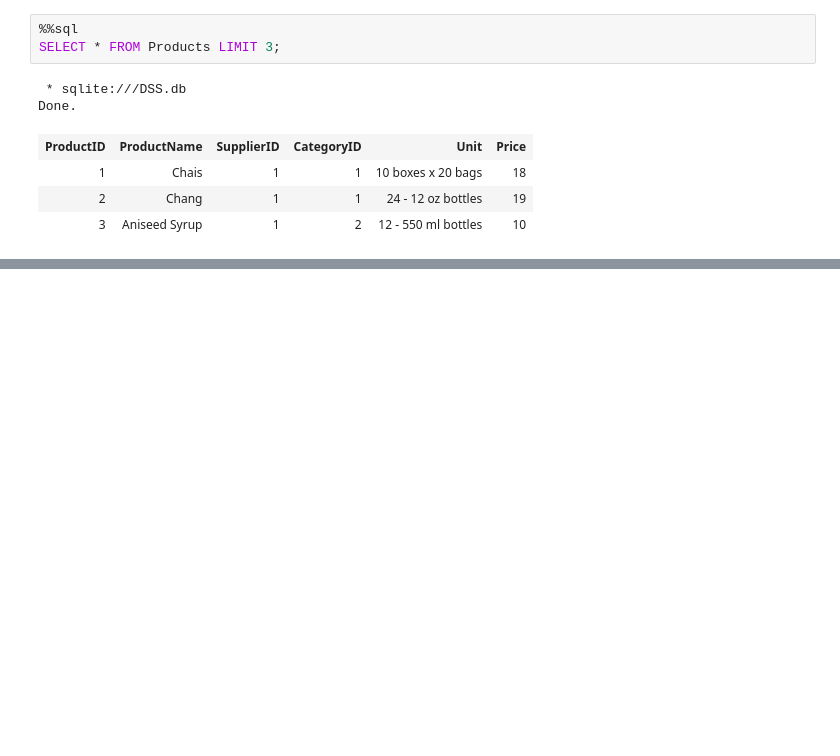
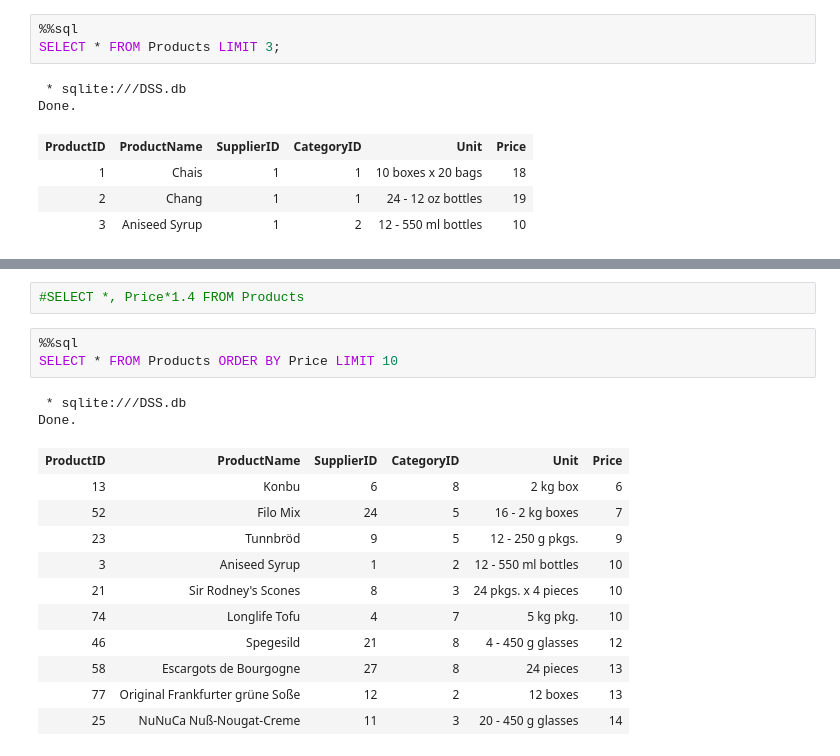
Before and after one commit to matahmet/Scribbles, a Jupyter notebook: sql_lite_app/SQLite_Connection.ipynb, the cells around one changed output, grey strips where cells are left out. Saved outputs shown, nothing was run; the diff lists cells and outputs as text; blank space fills up the shorter version.

```diff
--- a/sql_lite_app/SQLite_Connection.ipynb
+++ b/sql_lite_app/SQLite_Connection.ipynb
@@ -45,0 +100,19 @@ Done.
+# %%
+#SELECT *, Price*1.4 FROM Products
+# %%
+%%sql
+SELECT * FROM Products ORDER BY Price LIMIT 10
+# %% [output]
+ * sqlite:///DSS.db
+Done.
+| ProductID | ProductName | SupplierID | CategoryID | Unit | Price |
+| 13 | Konbu | 6 | 8 | 2 kg box | 6 |
+| 52 | Filo Mix | 24 | 5 | 16 - 2 kg boxes | 7 |
+| 23 | Tunnbröd | 9 | 5 | 12 - 250 g pkgs. | 9 |
+| 3 | Aniseed Syrup | 1 | 2 | 12 - 550 ml bottles | 10 |
+| 21 | Sir Rodney's Scones | 8 | 3 | 24 pkgs. x 4 pieces | 10 |
+| 74 | Longlife Tofu | 4 | 7 | 5 kg pkg. | 10 |
+| 46 | Spegesild | 21 | 8 | 4 - 450 g glasses | 12 |
+| 58 | Escargots de Bourgogne | 27 | 8 | 24 pieces | 13 |
+| 77 | Original Frankfurter grüne Soße | 12 | 2 | 12 boxes | 13 |
+| 25 | NuNuCa Nuß-Nougat-Creme | 11 | 3 | 20 - 450 g glasses | 14 |
```
Also changed, not shown: parts of 25 cells of this notebook, 2 other files.
